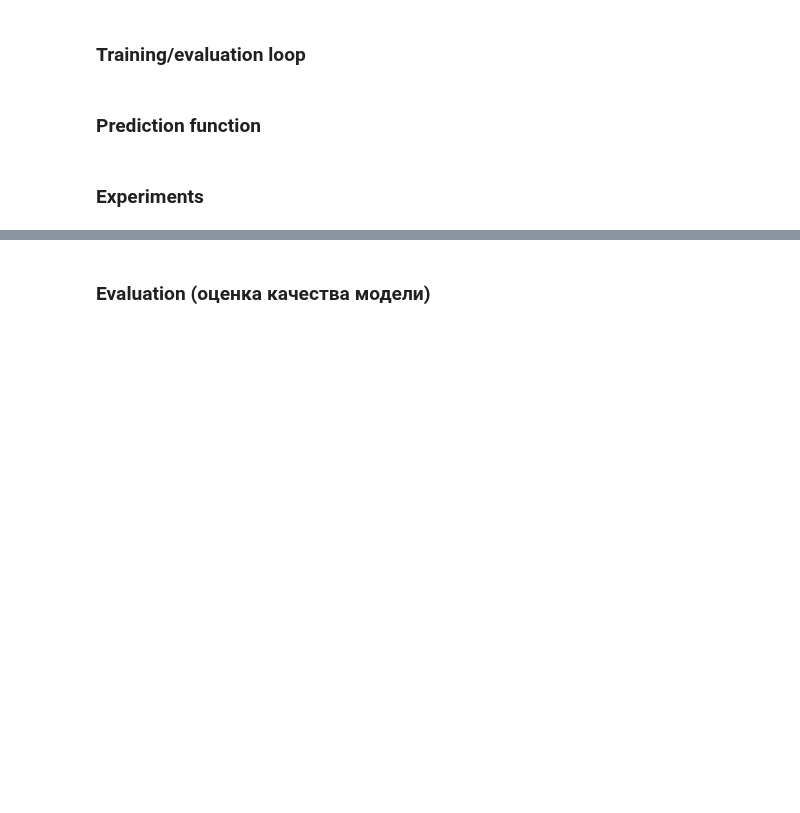
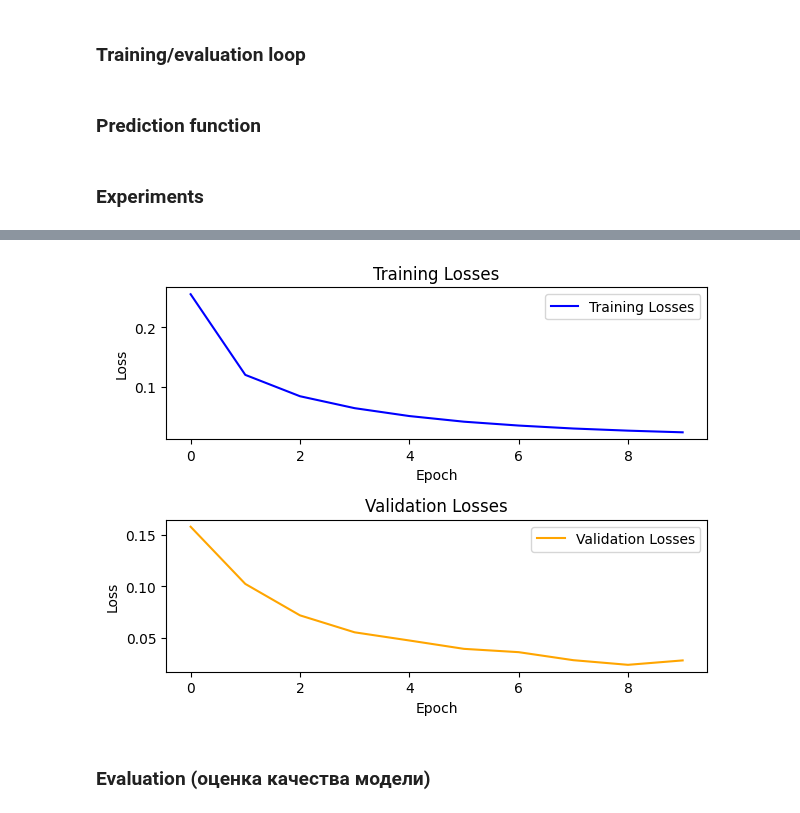
Before and after one commit to EgorLeMeilleur/BMP-mouse-PSU, a Jupyter notebook: main.ipynb, the cells around one changed output, grey strips where cells are left out. Drawn from its saved outputs; the diff is of its cells as text; code cells hidden in the pictures; blank space fills up the shorter version.

```diff
--- a/main.ipynb
+++ b/main.ipynb
@@ -253,7 +256,7 @@ class UNET(nn.Module):
 # %%
 model = UNET(in_chnls = 3, n_classes = 1).to(device)
 # %%
-num_epochs = 5
+num_epochs = 10
 learning_rate = 0.001
 optimizer = optim.Adamax(model.parameters(), lr=learning_rate)
 criterion = nn.BCEWithLogitsLoss()
@@ -274,3 +277,4 @@ plt.title('Validation Losses')
 plt.legend()
 plt.tight_layout()
 plt.show()
+# %% [output]
@@ -277,3 +291,4 @@ plt.show()
+[figure, added]
 # %% [markdown]
 ### Evaluation (оценка качества модели)
 # %%
```
Also changed, not shown: parts of 4 cells of this notebook.
